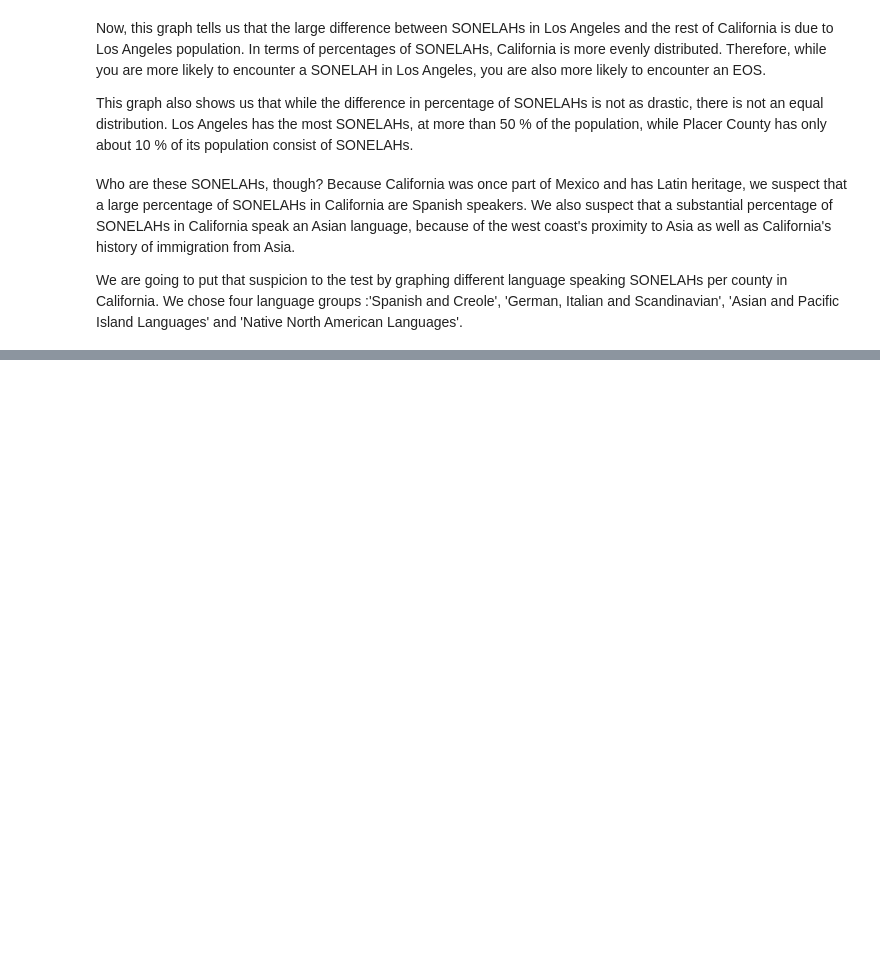
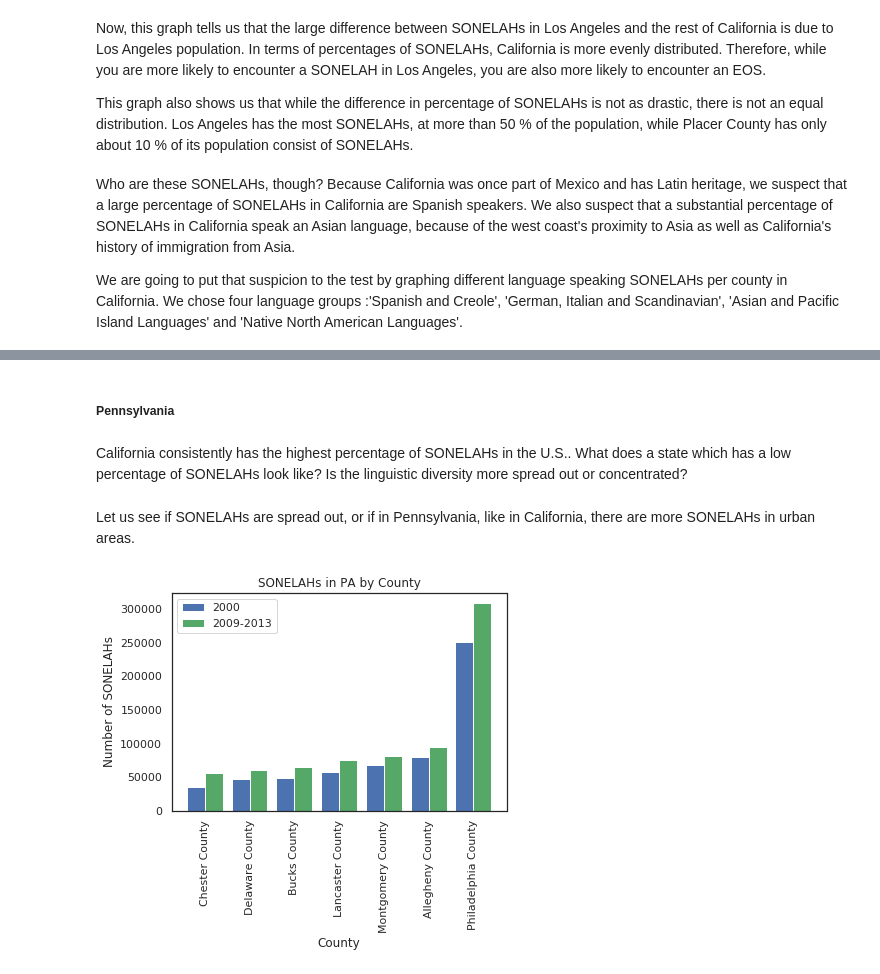
Before and after one commit to AllisonBusa/The-Mother-Tongue-of-US-Communities, a Jupyter notebook: finalfinal.ipynb, the cells around one changed output, grey strips where cells are left out. Drawn from its saved outputs; the diff is of its cells as text; code cells hidden in the pictures; blank space fills up the shorter version.

```diff
--- a/finalfinal.ipynb
+++ b/finalfinal.ipynb
@@ -567,0 +576,10 @@ We were surprised that in San Francisco county and in Santa Clara county, the ma
+# %% [markdown]
+##### Pennsylvania
+# %% [markdown]
+California consistently has the highest percentage of SONELAHs in the U.S.. What does a state which has a low percentage of SONELAHs look like? Is the linguistic diversity more spread out or concentrated?
+# %% [markdown]
+Let us see if SONELAHs are spread out, or if in Pennsylvania, like in California, there are more SONELAHs in urban areas.
+# %%
+plotCounty("PA")
+# %% [output]
+[figure, added]
```
Also changed, not shown: parts of 11 cells of this notebook.
